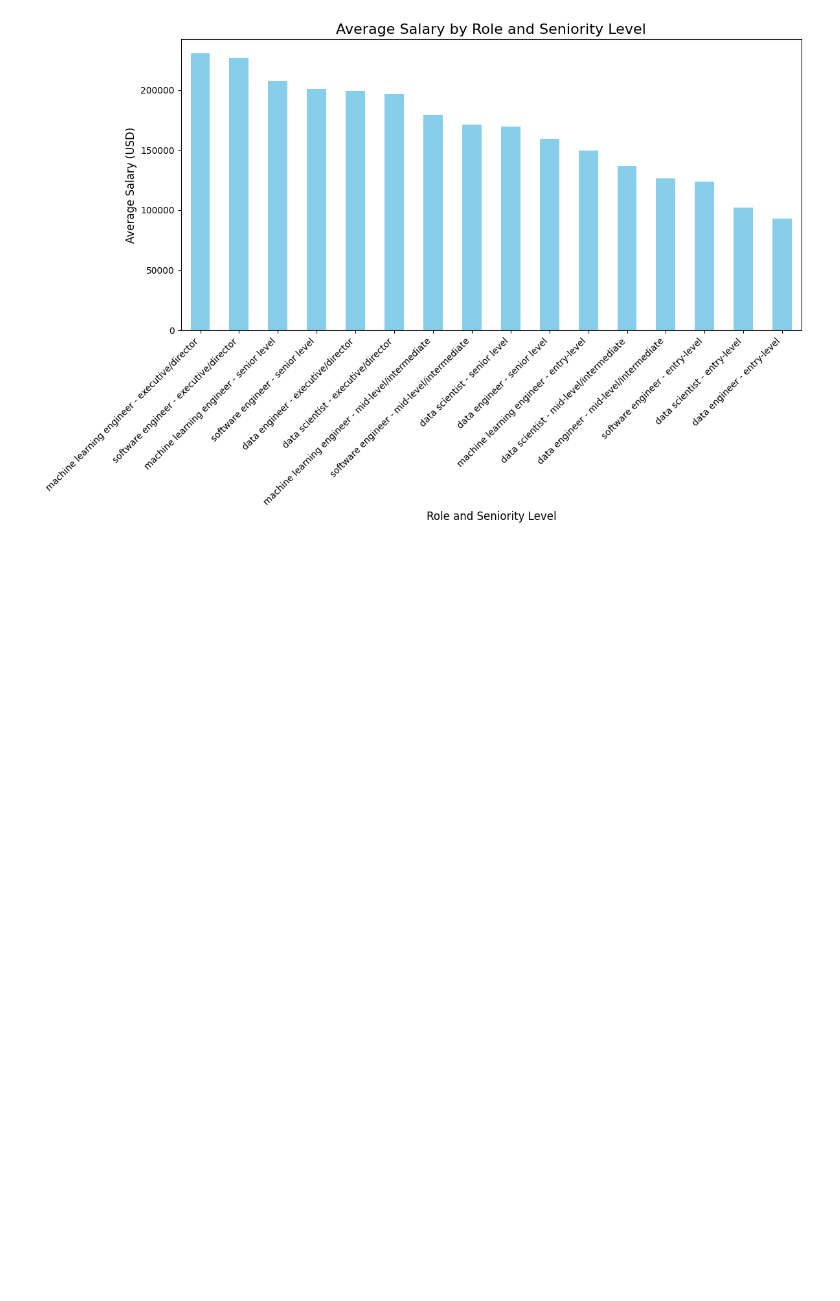
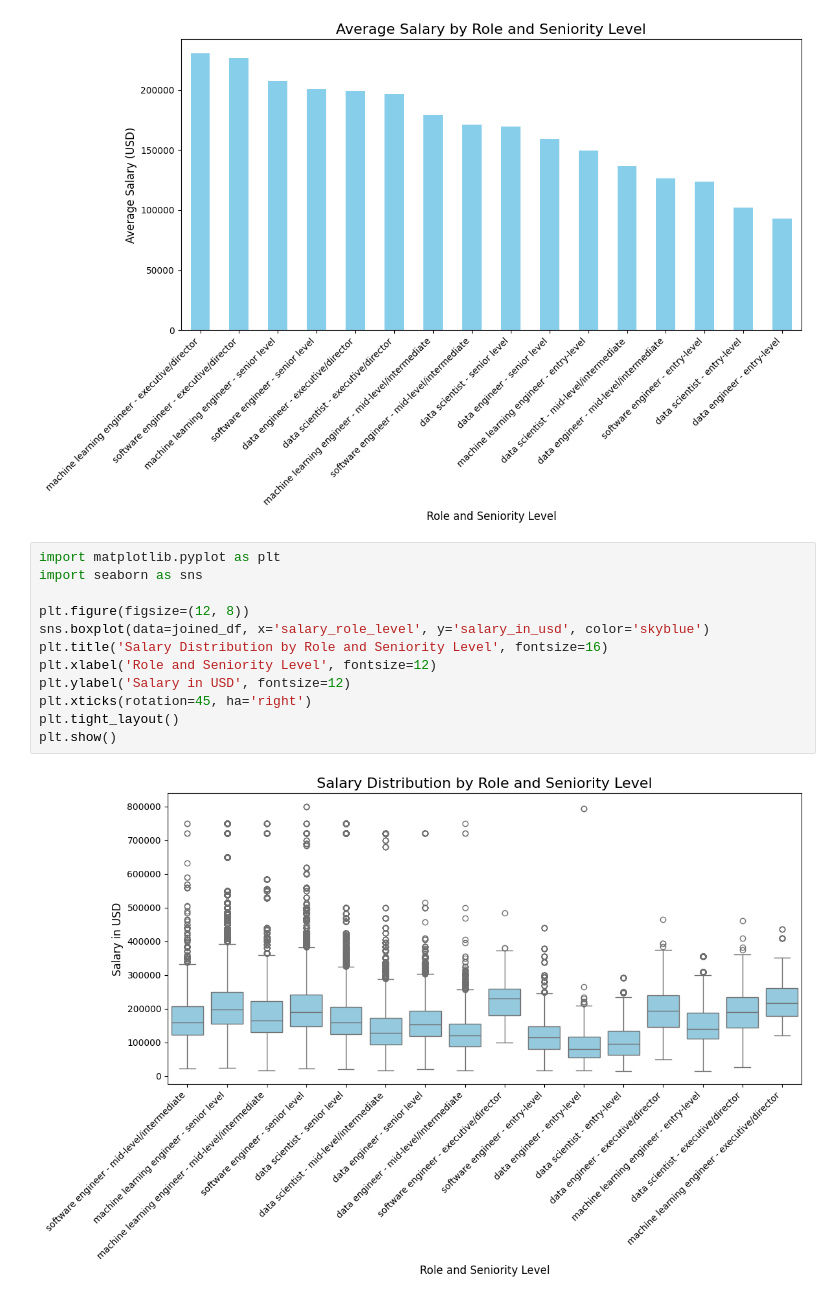
Before and after one commit to lsmith1968/data_analysis_capstone_project, a Jupyter notebook: LHS_DataAnalysisCapstoneProject.ipynb, the cells around one changed output. Cells and saved outputs as stored; diff of their text form; blank space fills up the shorter version.

Commit message:
Added boxplot showing salary distribution for each role and seniority level combo

```diff
--- a/LHS_DataAnalysisCapstoneProject.ipynb
+++ b/LHS_DataAnalysisCapstoneProject.ipynb
@@ -468,3 +468,17 @@ plt.tight_layout()
 plt.show()
 # %% [output]
 [figure]
+# %%
+import matplotlib.pyplot as plt
+import seaborn as sns
+
+plt.figure(figsize=(12, 8))
+sns.boxplot(data=joined_df, x='salary_role_level', y='salary_in_usd', color='skyblue')
+plt.title('Salary Distribution by Role and Seniority Level', fontsize=16)
+plt.xlabel('Role and Seniority Level', fontsize=12)
+plt.ylabel('Salary in USD', fontsize=12)
+plt.xticks(rotation=45, ha='right')
+plt.tight_layout()
+plt.show()
+# %% [output]
+[figure, added]
```
